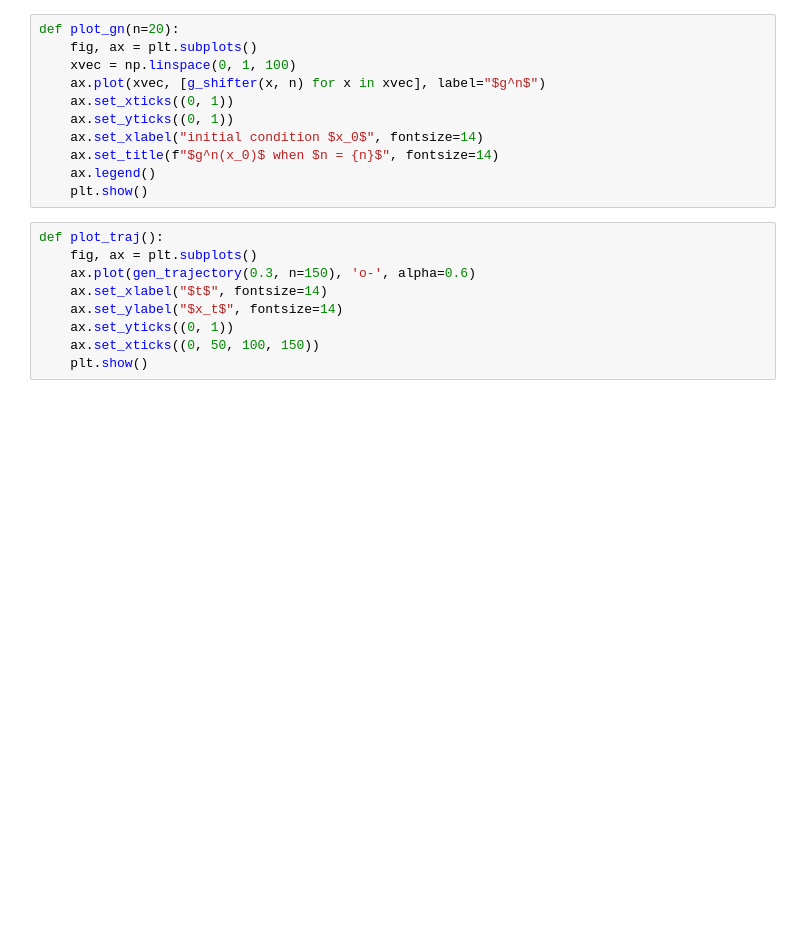
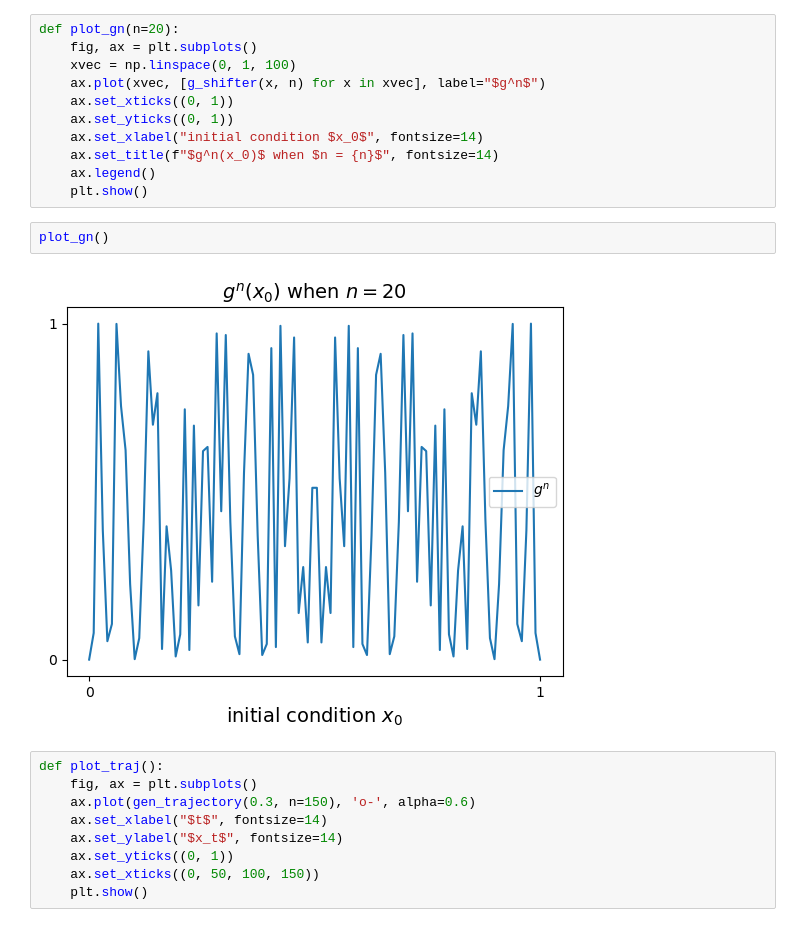
Before and after one commit to jstac/minnesota_2023, a Jupyter notebook: assignments/assignment_2/ergodicity.ipynb, the cells around one changed output. Drawn from its saved outputs; the diff is of its cells as text; blank space fills up the shorter version.

```diff
--- a/assignments/assignment_2/ergodicity.ipynb
+++ b/assignments/assignment_2/ergodicity.ipynb
@@ -129,6 +78,10 @@ def plot_gn(n=20):
     ax.set_title(f"$g^n(x_0)$ when $n = {n}$", fontsize=14)
     ax.legend()
     plt.show()
+# %%
+plot_gn()
+# %% [output]
+[figure, added]
 # %%
 def plot_traj():
     fig, ax = plt.subplots()
```
Also changed, not shown: parts of 24 cells of this notebook, 1 other file.
